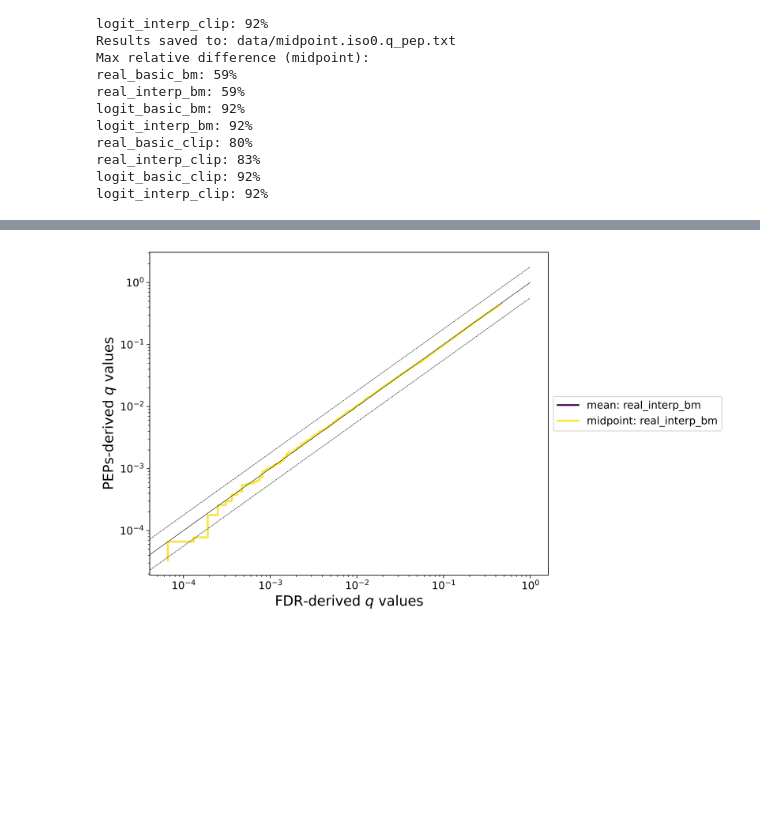
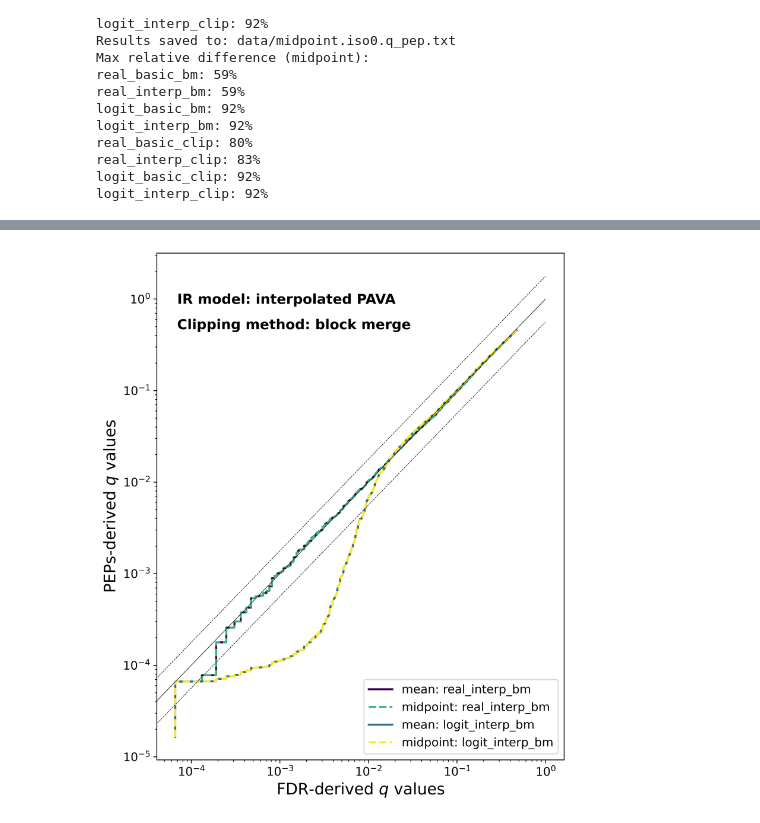
Before and after one commit to statisticalbiotechnology/smooth_q_to_pep, a Jupyter notebook: IsotonicPEP.ipynb, the cells around one changed output, grey strips where cells are left out. Drawn from its saved outputs; the diff is of its cells as text; code cells hidden in the pictures; blank space fills up the shorter version.

Commit message:
update separate Q-Q plots

```diff
--- a/IsotonicPEP.ipynb
+++ b/IsotonicPEP.ipynb
@@ -69,0 +103,29 @@ logit_interp_clip: 92%
+# %%
+center_methods = ["mean"]
+for center_method in center_methods:
+    df = pd.read_csv(f"data/{center_method}.iso0.q_pep.txt", sep="\t")
+    methods = [m1, m2, m3, m4]
+    plt.figure(figsize=(8, 8), dpi=600)
+    plt.text(0.05, 0.9, f"Center method: {center_method}", transform=plt.gca().transAxes, fontsize=14, fontweight='bold')
+    plt.text(0.05, 0.85, "Clipping method: block merge", transform=plt.gca().transAxes, fontsize=14, fontweight='bold')
+    linestyle_map = {"interp": "-", "basic": "--"}
+    colors = plt.cm.viridis(np.linspace(0, 1, len(methods)))
+    for i, (col_name, _, _, pava) in enumerate(methods):
+        linestyle = linestyle_map[pava]
+        color = colors[i]
+        plt.plot(df["q-value"], df[f"q_est_{col_name}"], label=col_name, linestyle=linestyle, color=color, linewidth=2)
+    a = np.linspace(0, 1, 100)
+    b = a / 10 ** 0.25
+    c = a * 10 ** 0.25
+    plt.plot(a, b, c="k", linewidth=0.5, linestyle="--")
+    plt.plot(a, c, c="k", linewidth=0.5, linestyle="--")
+    plt.plot(a, a, c="k", linewidth=0.5)
+    plt.xlabel("FDR-derived $q$ values", fontsize=16)
+    plt.ylabel("PEPs-derived $q$ values", fontsize=16)
+    plt.xticks(fontsize=12)
+    plt.yticks(fontsize=12)
+    plt.legend(loc='lower right', fontsize=12)
+    plt.tight_layout(rect=[0, 0, 0.85, 1])
+    plt.xscale("log")
+    plt.yscale("log")
+    plt.show()
@@ -70,30 +134,30 @@ logit_interp_clip: 92%
 # %%
 df_mean = pd.read_csv("data/mean.iso0.q_pep.txt", sep="\t")
 df_midpoint = pd.read_csv("data/midpoint.iso0.q_pep.txt", sep="\t")
-methods = [m2]
-plt.figure(figsize=(12, 6), dpi=600)
-linestyle_map = {"real": "-", "logit": "--"}
+methods = [m2, m4]
+plt.figure(figsize=(8, 8), dpi=600)
+plt.text(0.05, 0.9, f"IR model: interpolated PAVA", transform=plt.gca().transAxes, fontsize=14, fontweight='bold')
+plt.text(0.05, 0.85, "Clipping method: block merge", transform=plt.gca().transAxes, fontsize=14, fontweight='bold')
 colors = plt.cm.viridis(np.linspace(0, 1, 2*len(methods)))
-for i, (col_name, _, space, _) in enumerate(methods):
-    linestyle = linestyle_map[space]
+for i, (col_name, _, _, _) in enumerate(methods):
     color1 = colors[i]
     color2 = colors[i+len(methods)]
-    plt.plot(df_mean["q-value"], df_mean[f"q_est_{col_name}"], label=f"mean: {col_name}", linestyle=linestyle, color=color1, linewidth=2)
-    plt.plot(df_midpoint["q-value"], df_midpoint[f"q_est_{col_name}"], label=f"midpoint: {col_name}", linestyle=linestyle, color=color2, linewidth=2)
+    plt.plot(df_mean["q-value"], df_mean[f"q_est_{col_name}"], label=f"mean: {col_name}", linestyle="-", color=color1, linewidth=2)
+    plt.plot(df_midpoint["q-value"], df_midpoint[f"q_est_{col_name}"], label=f"midpoint: {col_name}", linestyle="--", color=color2, linewidth=2)
 a = np.linspace(0, 1, 100)
 b = a / 10 ** 0.25
 c = a * 10 ** 0.25
 plt.plot(a, b, c="k", linewidth=0.5, linestyle="--")
 plt.plot(a, c, c="k", linewidth=0.5, linestyle="--")
 plt.plot(a, a, c="k", linewidth=0.5)
 plt.xlabel("FDR-derived $q$ values", fontsize=16)
 plt.ylabel("PEPs-derived $q$ values", fontsize=16)
 plt.xticks(fontsize=12)
 plt.yticks(fontsize=12)
-plt.legend(loc='center left', bbox_to_anchor=(1, 0.5), fontsize=12)
+plt.legend(loc='lower right', fontsize=12)
 plt.tight_layout(rect=[0, 0, 0.85, 1])
 plt.xscale("log")
 plt.yscale("log")
 plt.show()
 # %% [output]
-[figure, old version]
+[figure, new version]
```
Also changed, not shown: parts of 3 cells of this notebook.
